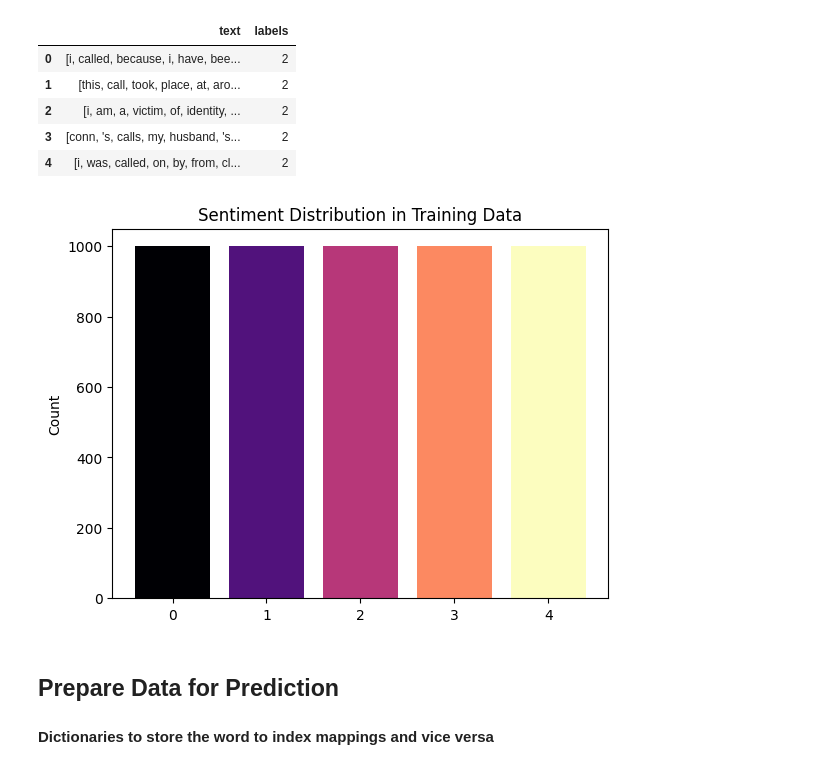
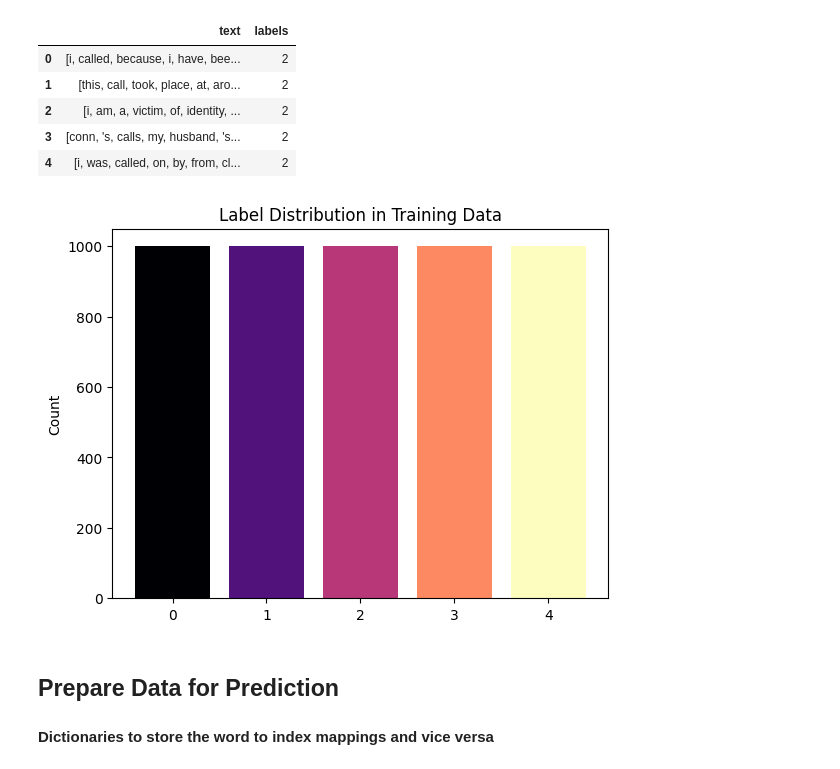
Before and after one commit to ProfessionalSalmon/Ticket-Text-Classification, a Jupyter notebook: notebook/ticket.ipynb, the cells around one changed output. Drawn from its saved outputs; the diff is of its cells as text; code cells hidden in the pictures.

Commit message:
update graph code

```diff
--- a/notebook/ticket.ipynb
+++ b/notebook/ticket.ipynb
@@ -54,17 +54,17 @@ df.head()
 # %%
 unique, counts = np.unique(labels, return_counts=True)
 label_count = dict(zip(unique, counts))
 
 counts_array = np.array(list(label_count.values()))
 ranks = np.argsort(np.argsort(counts_array))
 colors = plt.cm.magma (ranks / max(ranks))
 
 plt.bar(label_count.keys(), label_count.values(), color=colors)
 plt.ylabel("Count")
-plt.title("Sentiment Distribution in Training Data")
+plt.title("Label Distribution in Training Data")
 plt.show()
 # %% [output]
-[figure, old version]
+[figure, new version]
 # %% [markdown]
 ## Prepare Data for Prediction
 #### Dictionaries to store the word to index mappings and vice versa
```
